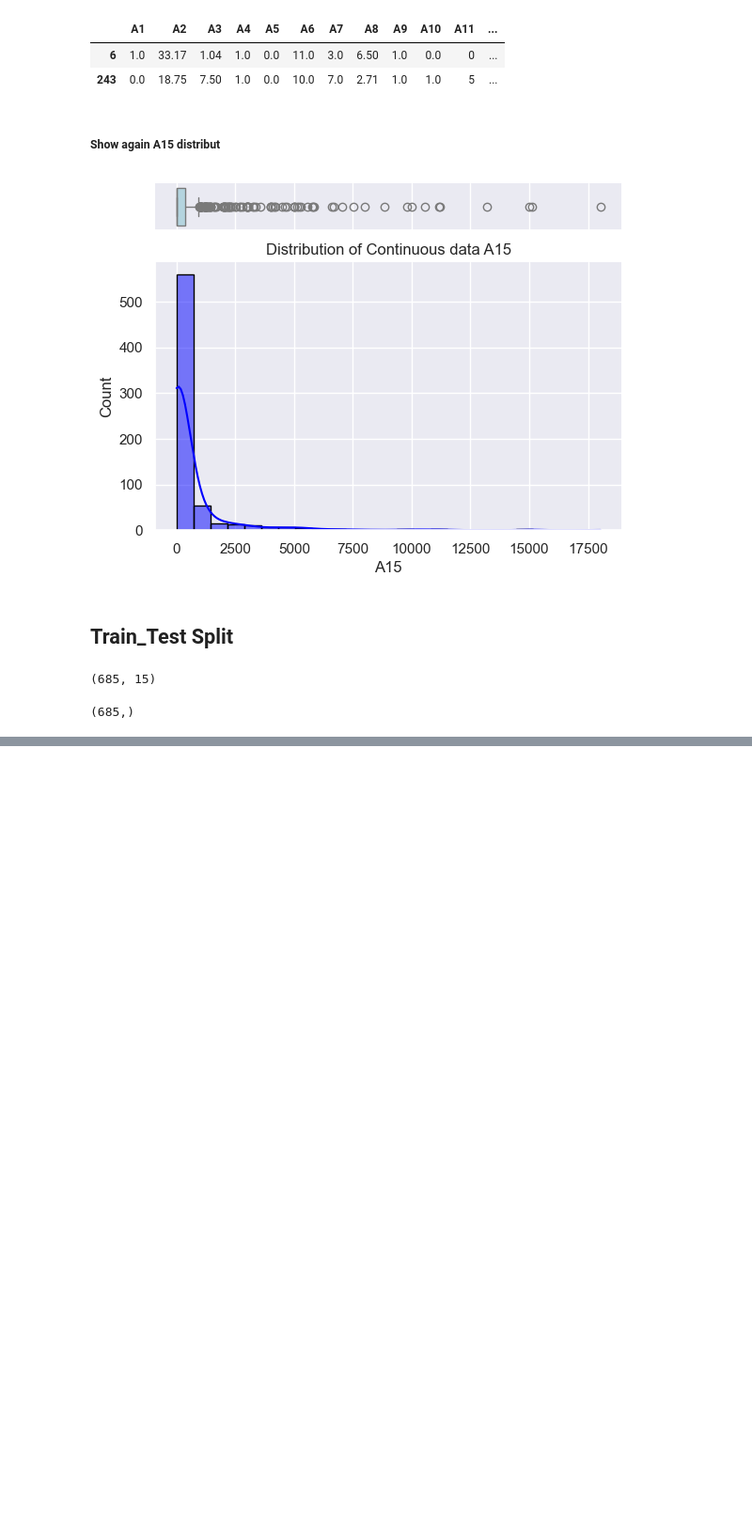
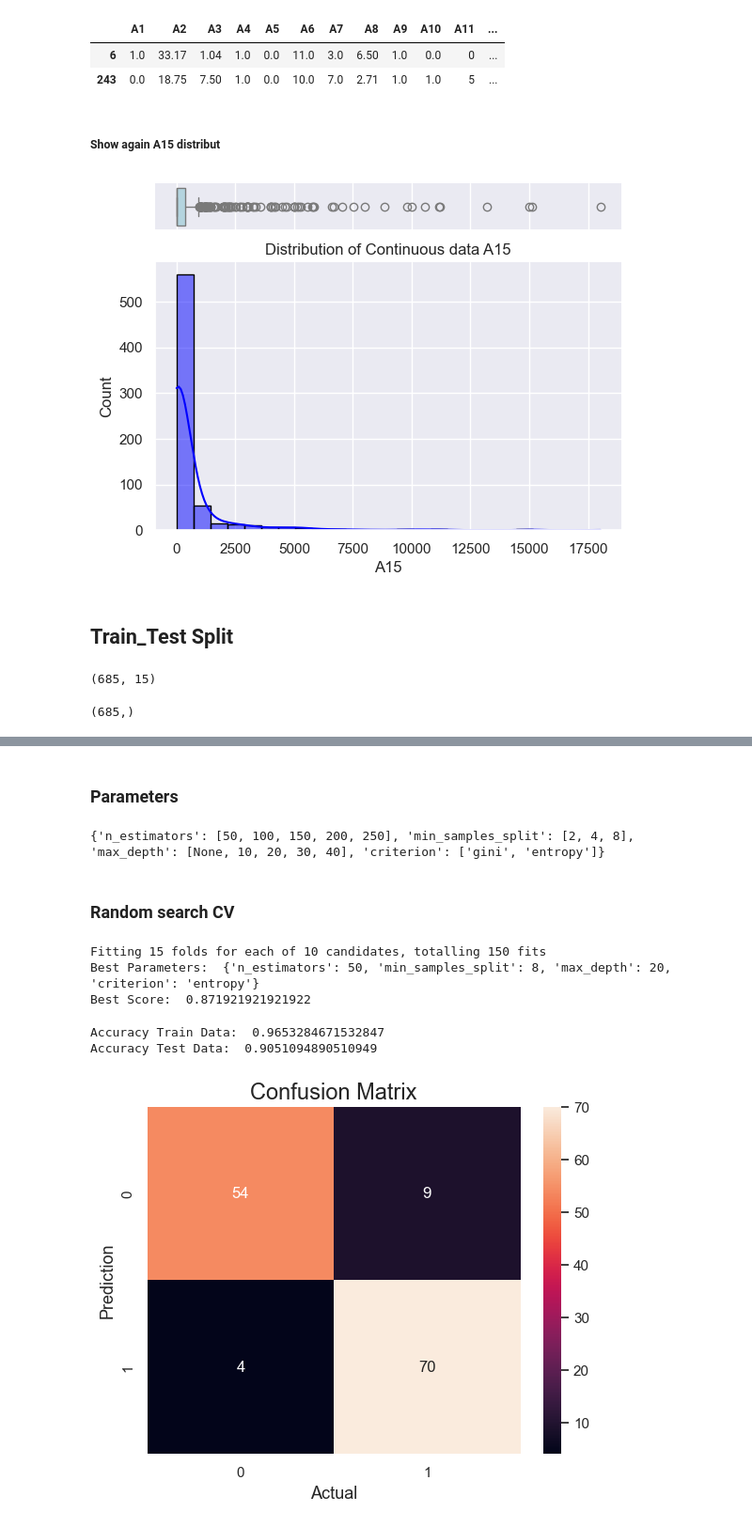
Before and after one commit to crabbbb/Credit-Approval, a Jupyter notebook: CreaditApproval Dataset Clean.ipynb, the cells around one changed output, grey strips where cells are left out. Shown at 94% size. Drawn from its saved outputs; the diff is of its cells as text; code cells hidden in the pictures; blank space fills up the shorter version.

Commit message:
Random Forest Classification

```diff
--- a/CreaditApproval Dataset Clean.ipynb
+++ b/CreaditApproval Dataset Clean.ipynb
@@ -1483,0 +1493,66 @@ x_train, x_test, y_train, y_test = train_test_split(x, y, test_size=0.20, random
+# %%
+rf_clf = RandomForestClassifier()
+# %% [markdown]
+### Parameters
+# %%
+# Do hyperparameter tuning
+
+#Number of trees in random forest
+n_estimators = [int(i) for i in range(50,300,50)]
+
+#Maximum number of levels in tree
+max_depth = [None, 10, 20, 30, 40]
+
+#Minimum size of the end node
+min_samples_split = [2, 4, 8]
+
+#Measures the quality of each split
+criterion = ['gini','entropy']
+
+#class_weight
+class_weight = ['None', 'balanced', 'balanced_subsample']
+
+param_grid = {
+    'n_estimators': n_estimators,
+    'min_samples_split': min_samples_split,
+    'max_depth': max_depth,
+    'criterion': criterion
+}
+
+print(param_grid)
+# %% [output]
+{'n_estimators': [50, 100, 150, 200, 250], 'min_samples_split': [2, 4, 8], 'max_depth': [None, 10, 20, 30, 40], 'criterion': ['gini', 'entropy']}
+# %% [markdown]
+### Random search CV
+# %%
+random_search = RandomizedSearchCV(estimator = rf_clf, param_distributions = param_grid, cv = 15, scoring = 'accuracy', verbose = 2, n_jobs = 4)
+rf_clf_RS = random_search.fit(x_train, y_train)
+
+# Get the best parameters and the best score
+print("Best Parameters: ", random_search.best_params_)
+print("Best Score: ", random_search.best_score_)
+# %% [output]
+Fitting 15 folds for each of 10 candidates, totalling 150 fits
+Best Parameters:  {'n_estimators': 50, 'min_samples_split': 8, 'max_depth': 20, 'criterion': 'entropy'}
+Best Score:  0.871921921921922
+# %%
+#Predict train and test
+rs_y_pred_rf_train = rf_clf_RS.predict(x_train)
+rs_y_pred_rf_test = rf_clf_RS.predict(x_test)
+
+print("Accuracy Train Data: ",accuracy_score(y_train, rs_y_pred_rf_train))
+print("Accuracy Test Data: ",accuracy_score(y_test, rs_y_pred_rf_test))
+# %% [output]
+Accuracy Train Data:  0.9653284671532847
+Accuracy Test Data:  0.9051094890510949
+# %%
+confusion_rf = confusion_matrix(y_test, rs_y_pred_rf_test)
+
+sns.heatmap(confusion_rf, annot=True, fmt='d')
+
+plt.ylabel('Prediction', fontsize=13)
+plt.xlabel('Actual', fontsize=13)
+plt.title('Confusion Matrix', fontsize=17)
+plt.show()
+# %% [output]
+[figure, added]
```
Also changed, not shown: parts of 35 cells of this notebook.
